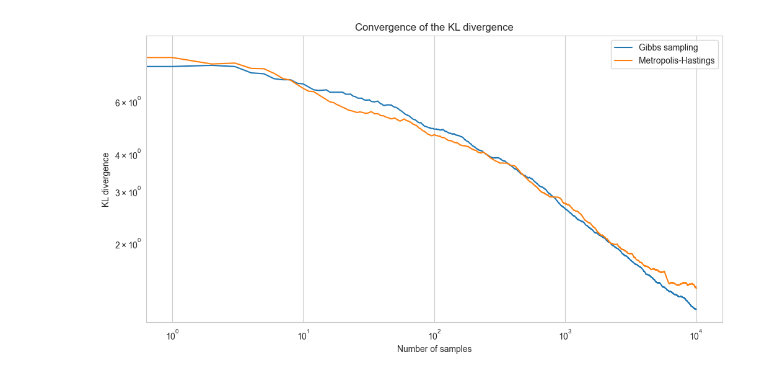
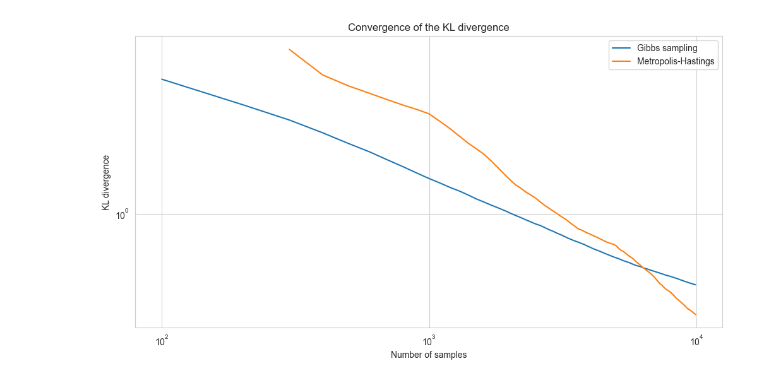
Before and after one commit to AlffonsoMV/PAMSProject, a Jupyter notebook: Code/MarkovChains/mullerbrown/kl_divergence.ipynb, the cells around one changed output. Saved outputs shown, nothing was run; the diff lists cells and outputs as text; code cells hidden in the pictures.

```diff
--- a/Code/MarkovChains/mullerbrown/kl_divergence.ipynb
+++ b/Code/MarkovChains/mullerbrown/kl_divergence.ipynb
@@ -205,43 +220,40 @@ print(kl_gibbs, kl_metropolis)
-# %%
-# Plot the convergence of the KL divergence when increasing the n_samples of each method
-
-# Parameters
-initial_param = torch.tensor(np.array([np.random.uniform(-1.5, 1.0), np.random.uniform(-0.5, 2)]), dtype=torch.float32)
-num_samples_max = 10000
-scale = 1.0
-grid_size = 100
-
-# Generate samples from both methods
-# Perform Gibbs sampling with the Muller-Brown potential
-
-gibbs_kls = []
-metropolis_kls = []
-
-gibbs_samples = gibbs_sampling_with_potential(scale, num_samples_max)
-metropolis_samples = metropolis_hastings_muller_brown(target_pdf_muller_brown, proposal_dist_gaussian, initial_param, num_samples_max, temperature=40.0)
 # %%
-for n in range(1, num_samples_max):
-    # Create 2D histograms for the samples
-    hist_gibbs, _, _ = np.histogram2d(gibbs_samples[:n, 0], gibbs_samples[:n, 1], bins=grid_size, range=[[-2, 1], [-0.5,2]])
-    hist_metropolis, _, _ = np.histogram2d(metropolis_samples[:n, 0], metropolis_samples[:n, 1], bins=grid_size, range=[[-2,1], [-0.5, 2]])
+# Generate samples from both methods
+# Perform Gibbs sampling with the Muller-Brown potential
 
-    # Normalize to create probability distributions
-    prob_gibbs = hist_gibbs / np.sum(hist_gibbs)
-    prob_metropolis = hist_metropolis / np.sum(hist_metropolis)
+gibbs_kls = []
+metropolis_kls = []
 
-    # Compute KL divergence for both methods
-    gibbs_kls.append(kl_divergence(prob_gibbs, prob_theoretical))
-    metropolis_kls.append(kl_divergence(prob_metropolis, prob_theoretical))
+ns = range(100, num_samples, 100)
+for n in ns:
+    gibbs_kls_run = []
+    metropolis_kls_run = []
+    for i in range(n_runs):
+        gibbs_samples = gibbs_samples_all[i]
+        metropolis_samples = metropolis_samples_all[i]
+
+        # Create 2D histograms for the samples
+        hist_gibbs, _, _ = np.histogram2d(gibbs_samples[:n, 0], gibbs_samples[:n, 1], bins=grid_size, range=[[x_min, x_max], [y_min, y_max]])
+
+        hist_metropolis, _, _ = np.histogram2d(metropolis_samples[:n, 0], metropolis_samples[:n, 1], bins=grid_size, range=[[x_min, x_max], [y_min, y_max]])
+
+        # Normalize to create probability distributions
+        prob_gibbs = hist_gibbs / np.sum(hist_gibbs)
+        prob_metropolis = hist_metropolis / np.sum(hist_metropolis)
+
+        gibbs_kls_run.append(kl_divergence(prob_gibbs, prob_theoretical))
+        metropolis_kls_run.append(kl_divergence(prob_metropolis, prob_theoretical))
+
+    gibbs_kls.append(np.mean(gibbs_kls_run))
+    metropolis_kls.append(np.mean(metropolis_kls_run))
+
+plt.figure(figsize=(12, 6))
+plt.loglog(ns, gibbs_kls, label="Gibbs sampling")
+plt.loglog(ns, metropolis_kls, label="Metropolis-Hastings")
+plt.legend()
+plt.xlabel("Number of samples")
+plt.ylabel("KL divergence")
+plt.title("Convergence of the KL divergence")
+plt.show()
+# %% [output]
+[figure, added]
-# %%
-# Plot the arrays gibbs_kls and metropolis_kls
-import matplotlib.pyplot as plt
-plt.figure(figsize=(12, 6))
-plt.loglog(gibbs_kls, label="Gibbs sampling")
-plt.loglog(metropolis_kls, label="Metropolis-Hastings")
-plt.legend()
-plt.xlabel("Number of samples")
-plt.ylabel("KL divergence")
-plt.title("Convergence of the KL divergence")
-plt.show()
-# %% [output]
-[figure, removed]
```
Also changed, not shown: parts of 9 cells of this notebook, 39 other files.
